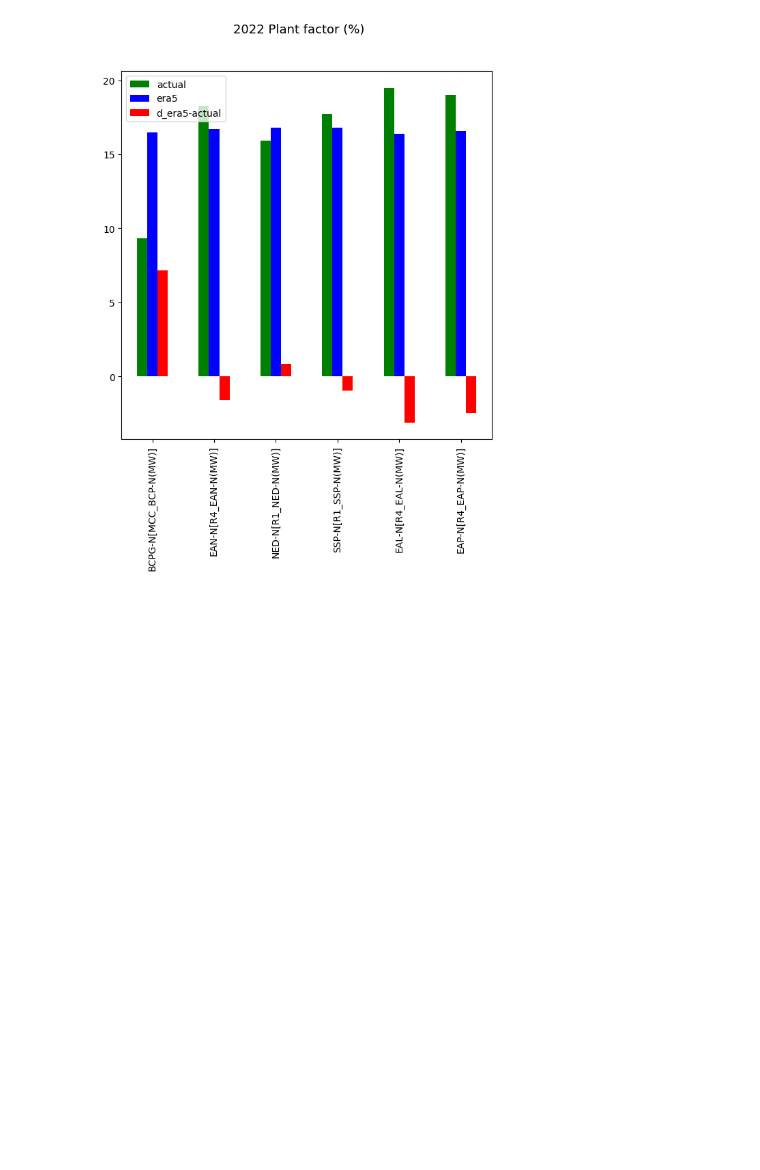
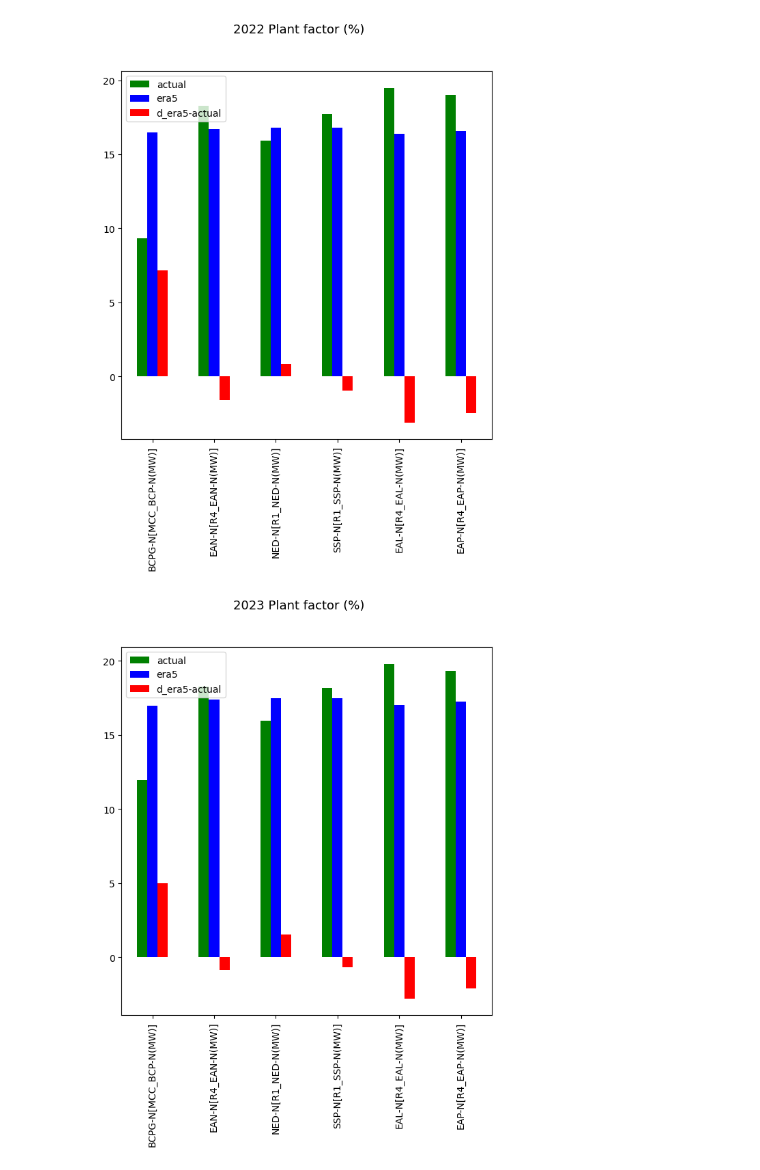
Before and after one commit to NarasetS/generationprofile_solarwind, a Jupyter notebook: validation_2.ipynb, the cells around one changed output. Saved outputs shown, nothing was run; the diff lists cells and outputs as text; code cells hidden in the pictures; blank space fills up the shorter version.

```diff
--- a/validation_2.ipynb
+++ b/validation_2.ipynb
@@ -6,8 +6,8 @@ import datetime as dt
 import matplotlib.pyplot as plt
 import numpy as np
 # %%
-df = pd.read_excel('CDS_Data_Validation\\2019-2022 Solar Profile SPP rev.xlsx', sheet_name = '2019-2022_Central',skiprows=4)
-df = df.merge(pd.read_excel('CDS_Data_Validation\\2019-2022 Solar Profile SPP rev.xlsx', sheet_name = '2019-2022_North',skiprows=4))
+df = pd.read_excel('CDS_Data_Validation\\2019-2023 Solar Profile SPP rev.xlsx', sheet_name = '2019-2023_Central',skiprows=4)
+df = df.merge(pd.read_excel('CDS_Data_Validation\\2019-2023 Solar Profile SPP rev.xlsx', sheet_name = '2019-2023_North',skiprows=4))
 df['index_time'] = pd.to_datetime(df["REF"].dt.strftime('%Y-%m-%d-%H'))
 df = df.drop(columns=['REF'])
 
@@ -73,6 +73,8 @@ df = pd.concat([df,pd.read_csv('CDS_Data_Validation\\output_Thailand_Solar_2021_
 df['time_utcadj'] = pd.to_datetime(df['time_utcadj'])
 df = pd.concat([df,pd.read_csv('CDS_Data_Validation\\output_Thailand_Solar_2022_km2_10.0.csv')])
 df['time_utcadj'] = pd.to_datetime(df['time_utcadj'])
+df = pd.concat([df,pd.read_csv('CDS_Data_Validation\\output_Thailand_Solar_2023_km2_10.0.csv')])
+df['time_utcadj'] = pd.to_datetime(df['time_utcadj'])
 df = df.set_index('time_utcadj')
 
 print(df.info())
@@ -94,7 +96,7 @@ None
 # %%
 #### Annual Plant factor Comparison ###
 
-year_list = [i for i in range(2019,2023,1)]
+year_list = [i for i in range(2019,2024,1)]
 name_list = data_actual.columns
 
 for y in year_list:
@@ -131,8 +133,9 @@ A typical example is when you are setting values in a column of a DataFrame, lik
 
 See the caveats in the documentation: https://pandas.pydata.org/pandas-docs/stable/user_guide/indexing.html#returning-a-view-versus-a-copy
 
   buffer_plantfactor['era5'].loc[n] = np.round(buffer_df[n].sum() * 100 /len(buffer_df),4)
 [figure]
 [figure]
 [figure]
 [figure]
+[figure, added]
```
Also changed, not shown: parts of 8 cells of this notebook, 1 other file.
